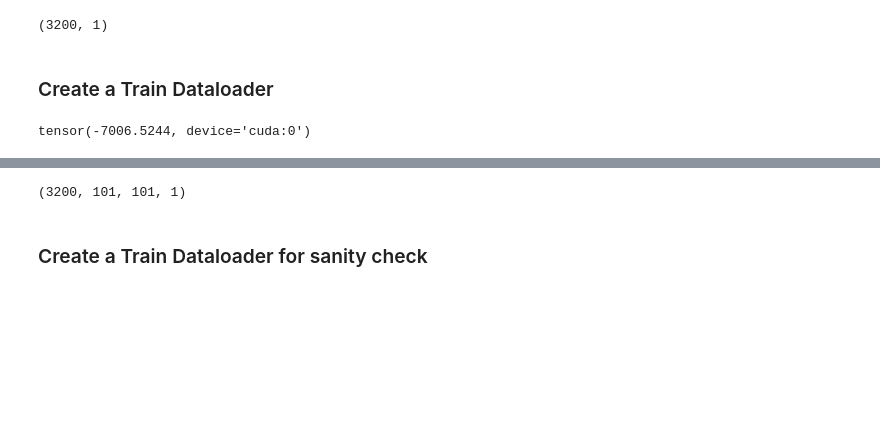
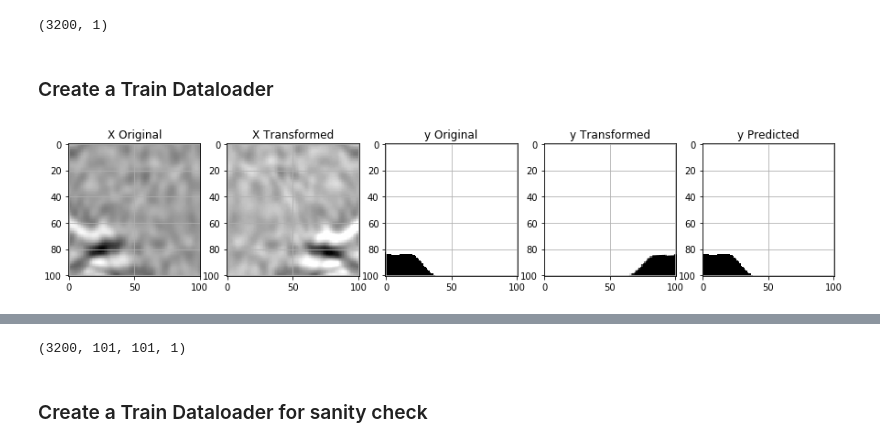
Before and after one commit to allen-q/salt_oil, a Jupyter notebook: salt_model_v24.2_data_pre_process_change_split.ipynb, the cells around one changed output, grey strips where cells are left out. Cells and saved outputs as stored; diff of their text form; code cells hidden in the pictures; blank space fills up the shorter version.

```diff
--- a/salt_model_v24.2_data_pre_process_change_split.ipynb
+++ b/salt_model_v24.2_data_pre_process_change_split.ipynb
@@ -353,7 +355,3 @@ assert sample[0].shape == torch.Size([train_data_params['batch_size'], 1, 128, 1
 assert sample[1].shape == torch.Size([train_data_params['batch_size'], 101, 101])
 assert sample[2].shape == torch.Size([train_data_params['batch_size']])
 assert sample[3].shape == torch.Size([train_data_params['batch_size']])
-# %%
-sample[0].sum()
-# %% [output]
-tensor(-7006.5244, device='cuda:0')
@@ -360,3 +362,19 @@ tensor(-7006.5244, device='cuda:0')
+# %%
+
+#print(all_losses)
+X_orig = X_train[X_id[0]].squeeze()/255
+X_tsfm = X_batch[0,0].squeeze().cpu().detach().numpy()
+X_tsfm = transform.resize(X_tsfm, (128, 128), mode='constant', preserve_range=True)
+X_tsfm = X_tsfm[13:114,13:114] + X_train_mean_img.squeeze()
+#X_tsfm = X_batch[0][X_batch[0].sum((1,2)).argmax()].squeeze().cpu().detach().numpy()[:101,:101] + X_train_mean_img.squeeze()
+
+y_orig = y_train[X_id[0]].squeeze()
+y_tsfm = (y_batch[0].squeeze().cpu().detach().numpy())
+y_tsfm_pred =  y_orig
+plot_img_mask_pred([X_orig, X_tsfm, y_orig, y_tsfm, y_tsfm_pred],
+                   ['X Original', 'X Transformed', 'y Original', 'y Transformed', 'y Predicted'])
+# %% [output]
+[figure, added]
 # %%
 i = 0
 for X_batch, y_batch, d_batch, X_id in dataloaders['train']:
```
Also changed, not shown: parts of 6 cells of this notebook.
